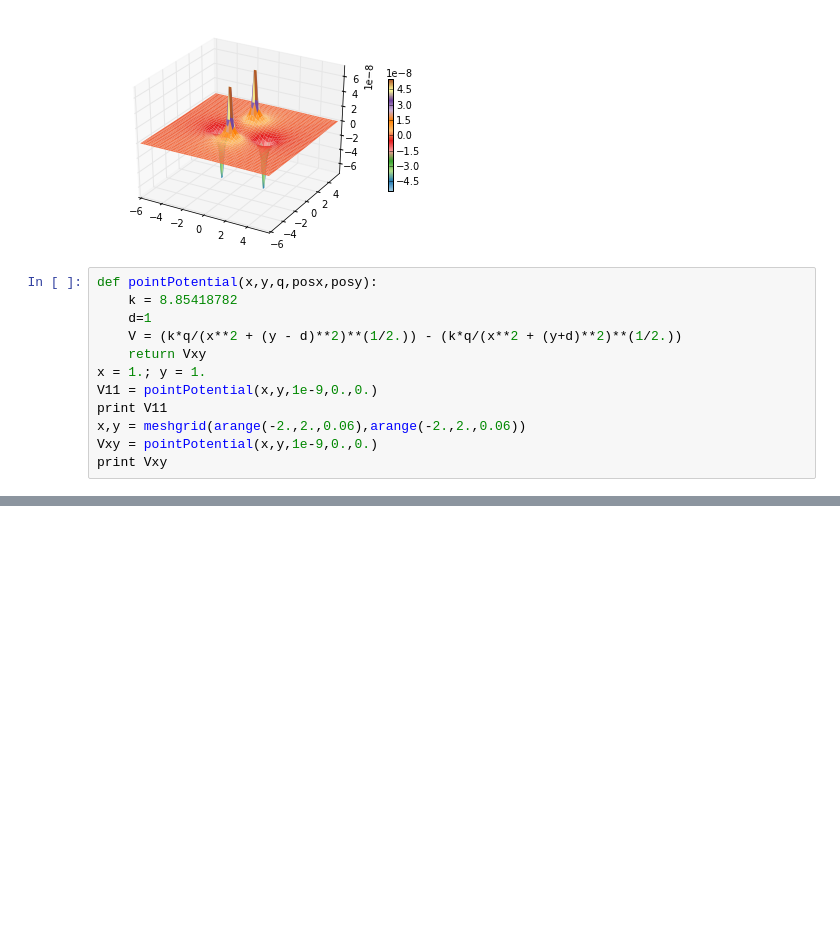
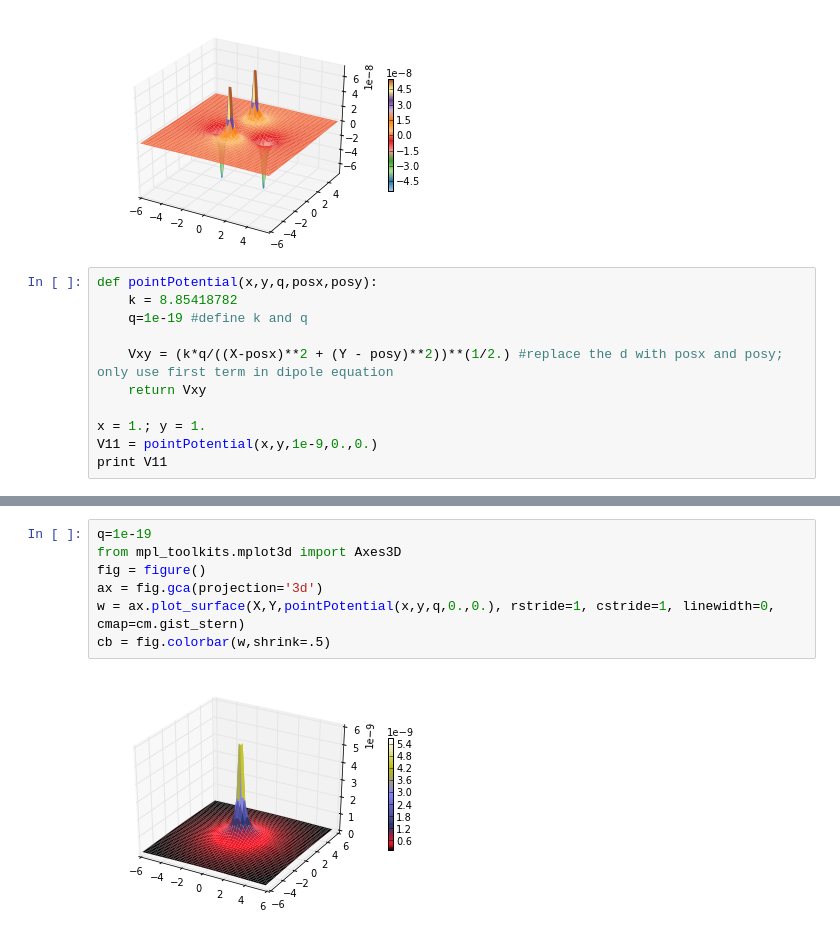
Before and after one commit to mtotten/PHYS202-S13, a Jupyter notebook: Week4/3DPlottingAndFunctions.ipynb, the cells around one changed output, grey strips where cells are left out. Cells and saved outputs as stored; diff of their text form; blank space fills up the shorter version.

```diff
--- a/Week4/3DPlottingAndFunctions.ipynb
+++ b/Week4/3DPlottingAndFunctions.ipynb
@@ -116,13 +116,12 @@ show()
 # %%
 def pointPotential(x,y,q,posx,posy):
     k = 8.85418782
-    d=1
-    V = (k*q/(x**2 + (y - d)**2)**(1/2.)) - (k*q/(x**2 + (y+d)**2)**(1/2.))
+    q=1e-19 #define k and q
+
+    Vxy = (k*q/((X-posx)**2 + (Y - posy)**2))**(1/2.) #replace the d with posx and posy; only use first term in dipole equation
     return Vxy
+
 x = 1.; y = 1.
 V11 = pointPotential(x,y,1e-9,0.,0.)
 print V11
-x,y = meshgrid(arange(-2.,2.,0.06),arange(-2.,2.,0.06))
-Vxy = pointPotential(x,y,1e-9,0.,0.)
-print Vxy
 # %% [output]
@@ -129,0 +149,9 @@ TypeError: 'float' object is not callable
+# %%
+q=1e-19
+from mpl_toolkits.mplot3d import Axes3D
+fig = figure()
+ax = fig.gca(projection='3d')
+w = ax.plot_surface(X,Y,pointPotential(x,y,q,0.,0.), rstride=1, cstride=1, linewidth=0, cmap=cm.gist_stern)
+cb = fig.colorbar(w,shrink=.5)
+# %% [output]
+[figure, added]
```
Also changed, not shown: parts of 3 cells of this notebook.
